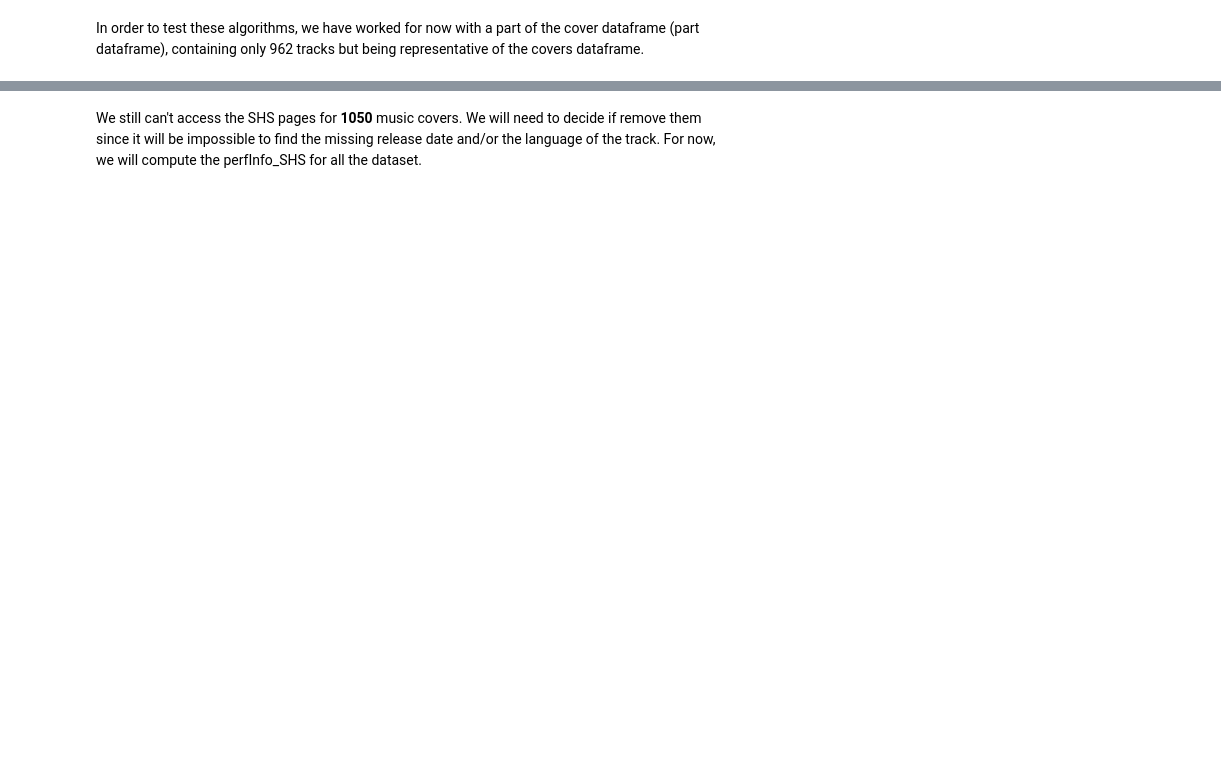
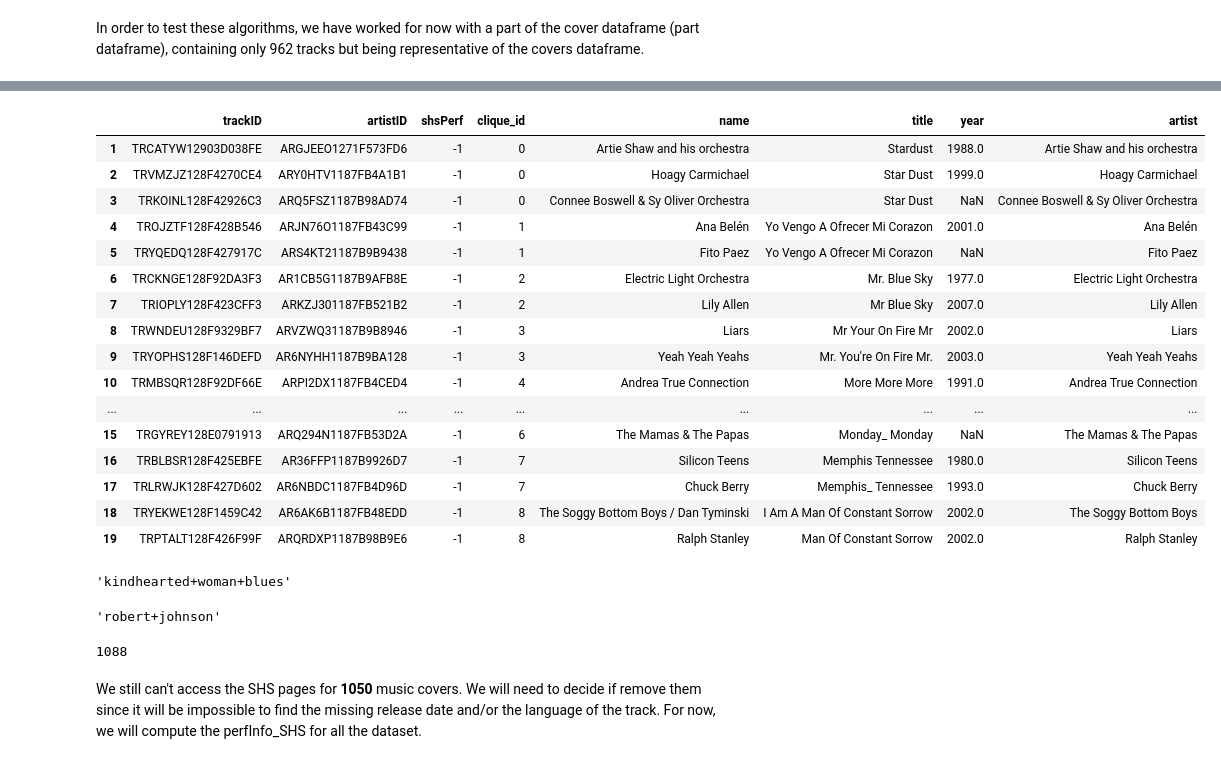
Before and after one commit to padesplaces/ada2017, a Jupyter notebook: project/Project Notebook.ipynb, the cells around one changed output, grey strips where cells are left out. Drawn from its saved outputs; the diff is of its cells as text; code cells hidden in the pictures; blank space fills up the shorter version.

Commit message:
Updated project notebook + covers_final (with all webscrapping)

```diff
--- a/project/Project Notebook.ipynb
+++ b/project/Project Notebook.ipynb
@@ -148,3 +209,25 @@ print('Number of invalid shsPerf in the subset :', len(covers[covers.shsPerf<0])
+# %%
+covers_p=covers[1:20]
+# %%
+covers_p
+# %% [output]
+|  | trackID | artistID | shsPerf | clique_id | name | title | year | artist |
+| 1 | TRCATYW12903D038FE | ARGJEEO1271F573FD6 | -1 | 0 | Artie Shaw and his orchestra | Stardust | 1988.0 | Artie Shaw and his orchestra |
+| 2 | TRVMZJZ128F4270CE4 | ARY0HTV1187FB4A1B1 | -1 | 0 | Hoagy Carmichael | Star Dust | 1999.0 | Hoagy Carmichael |
+| 3 | TRKOINL128F42926C3 | ARQ5FSZ1187B98AD74 | -1 | 0 | Connee Boswell & Sy Oliver Orchestra | Star Dust | NaN | Connee Boswell & Sy Oliver Orchestra |
+| 4 | TROJZTF128F428B546 | ARJN76O1187FB43C99 | -1 | 1 | Ana Belén | Yo Vengo A Ofrecer Mi Corazon | 2001.0 | Ana Belén |
+| 5 | TRYQEDQ128F427917C | ARS4KT21187B9B9438 | -1 | 1 | Fito Paez | Yo Vengo A Ofrecer Mi Corazon | NaN | Fito Paez |
+| 6 | TRCKNGE128F92DA3F3 | AR1CB5G1187B9AFB8E | -1 | 2 | Electric Light Orchestra | Mr. Blue Sky | 1977.0 | Electric Light Orchestra |
+| 7 | TRIOPLY128F423CFF3 | ARKZJ301187FB521B2 | -1 | 2 | Lily Allen | Mr Blue Sky | 2007.0 | Lily Allen |
+| 8 | TRWNDEU128F9329BF7 | ARVZWQ31187B9B8946 | -1 | 3 | Liars | Mr Your On Fire Mr | 2002.0 | Liars |
+| 9 | TRYOPHS128F146DEFD | AR6NYHH1187B9BA128 | -1 | 3 | Yeah Yeah Yeahs | Mr. You're On Fire Mr. | 2003.0 | Yeah Yeah Yeahs |
+| 10 | TRMBSQR128F92DF66E | ARPI2DX1187FB4CED4 | -1 | 4 | Andrea True Connection | More More More | 1991.0 | Andrea True Connection |
+| ... | ... | ... | ... | ... | ... | ... | ... | ... |
+| 15 | TRGYREY128E0791913 | ARQ294N1187FB53D2A | -1 | 6 | The Mamas & The Papas | Monday_ Monday | NaN | The Mamas & The Papas |
+| 16 | TRBLBSR128F425EBFE | AR36FFP1187B9926D7 | -1 | 7 | Silicon Teens | Memphis Tennessee | 1980.0 | Silicon Teens |
+| 17 | TRLRWJK128F427D602 | AR6NBDC1187FB4D96D | -1 | 7 | Chuck Berry | Memphis_ Tennessee | 1993.0 | Chuck Berry |
+| 18 | TRYEKWE128F1459C42 | AR6AK6B1187FB48EDD | -1 | 8 | The Soggy Bottom Boys / Dan Tyminski | I Am A Man Of Constant Sorrow | 2002.0 | The Soggy Bottom Boys |
+| 19 | TRPTALT128F426F99F | ARQRDXP1187B98B9E6 | -1 | 8 | Ralph Stanley | Man Of Constant Sorrow | 2002.0 | Ralph Stanley |
 # %%
 #API request to find the SHS perf for the unvalid ones (negative values)
 def find_shsPerf(x):
@@ -169 +256,9 @@ def find_shsPerf(x):
     return new_shsPerf
+# %%
+covers.iloc[18136]['title'].replace('.', '').replace('_', '').replace('/', '').lower().replace(' ','+')
+# %% [output]
+'kindhearted+woman+blues'
+# %%
+covers.iloc[18136]['name'].replace('.', '').replace('_', '').replace('/', '').lower().replace(' ','+')
+# %% [output]
+'robert+johnson'
@@ -182,3 +277,7 @@ covers_withSHS[covers_withSHS.shsPerf==0]
+# %%
+len(covers[covers.shsPerf==0])
+# %% [output]
+1088
 # %% [markdown]
 We still can't access the SHS pages for **1050** music covers. We will need to decide if remove them since it will be impossible to find the missing release date and/or the language of the track.
 For now, we will compute the perfInfo_SHS for all the dataset.
```
Also changed, not shown: parts of 62 cells of this notebook, 9 other files.
